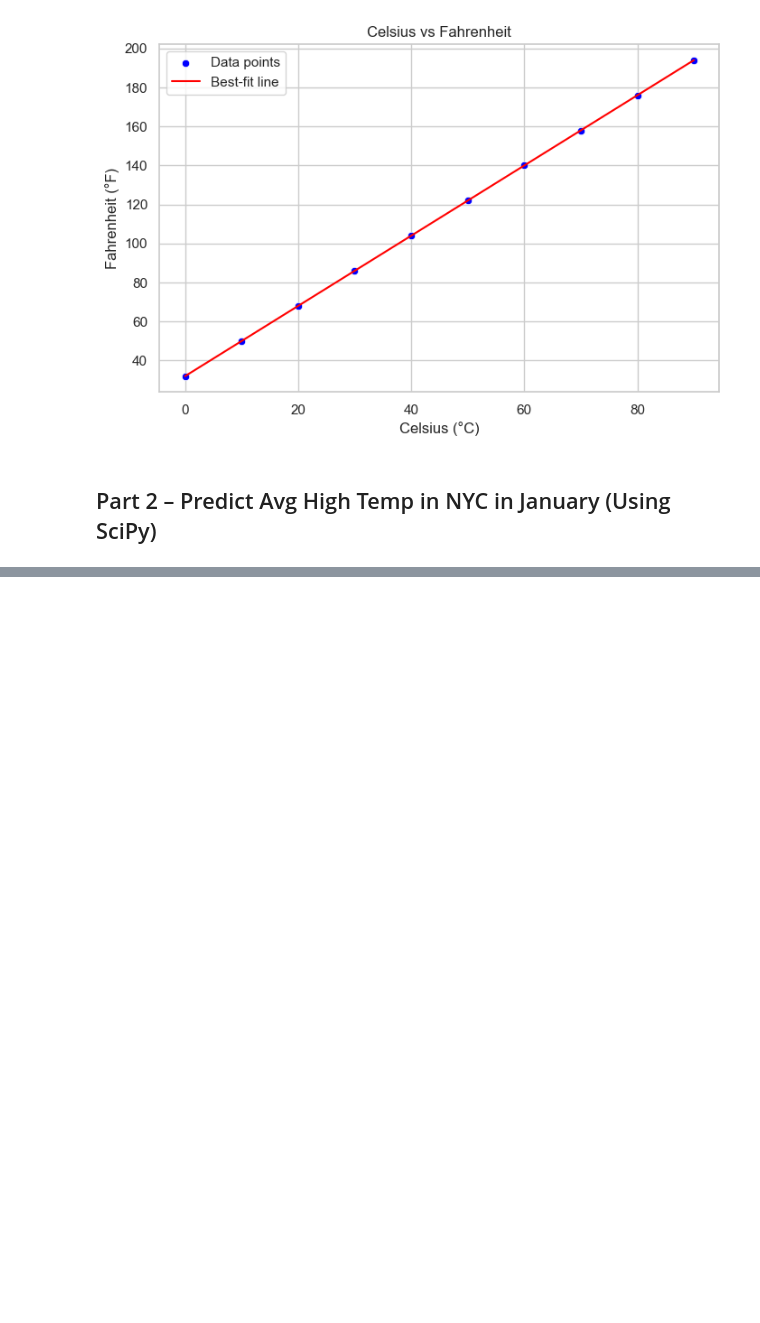
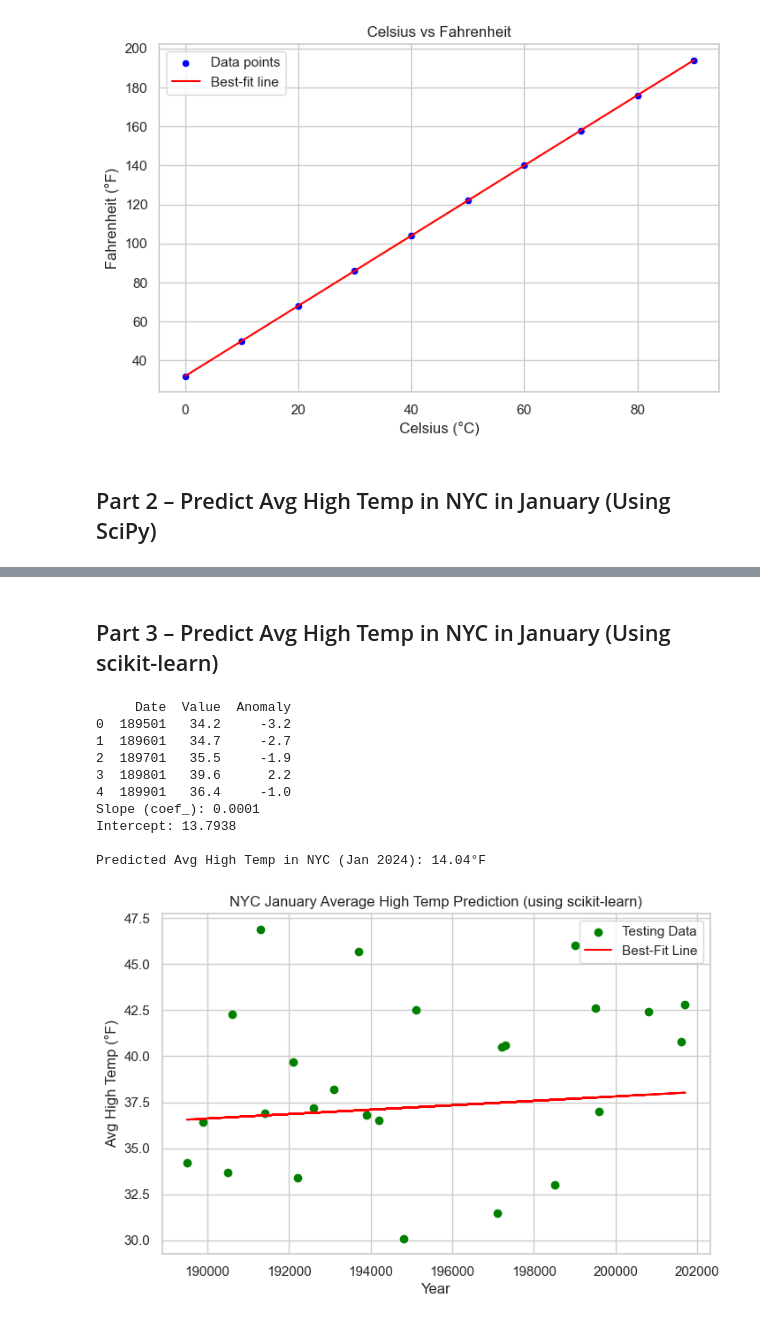
Before and after one commit to batyrovbahrom96-svg/datafun-07-ml, a Jupyter notebook: botirov_ml.ipynb, the cells around one changed output, grey strips where cells are left out. Saved outputs shown, nothing was run; the diff lists cells and outputs as text; code cells hidden in the pictures; blank space fills up the shorter version.

Commit message:
Added Part 3 using scikit-learn regression

```diff
--- a/botirov_ml.ipynb
+++ b/botirov_ml.ipynb
@@ -117,0 +118,65 @@ Predicted Avg High Temp in NYC (Jan 2024): 38.59°F
+# %% [markdown]
+## Part 3 – Predict Avg High Temp in NYC in January (Using scikit-learn)
+# %%
+# Import required libraries
+import pandas as pd
+import numpy as np
+import matplotlib.pyplot as plt
+import seaborn as sns
+from sklearn.model_selection import train_test_split
+from sklearn.linear_model import LinearRegression
+
+# Load dataset again (same as before)
+url = "https://raw.githubusercontent.com/pdeitel/IntroToPython/master/examples/ch15/ave_hi_nyc_jan_1895-2018.csv"
+nyc_df = pd.read_csv(url)
+
+# Inspect columns
+print(nyc_df.head())
+
+# Clean and select columns
+nyc_df.columns = ['Date', 'Temperature', 'Anomaly']
+nyc_df = nyc_df[['Date', 'Temperature']]
+
+# Convert Date to integer
+nyc_df['Date'] = nyc_df['Date'].astype(int)
+
+# Split data for training and testing
+X = nyc_df[['Date']]   # feature
+y = nyc_df['Temperature']   # target
+
+X_train, X_test, y_train, y_test = train_test_split(X, y, test_size=0.2, random_state=42)
+
+# Build linear regression model
+model = LinearRegression()
+model.fit(X_train, y_train)
+
+# Print model parameters
+print(f"Slope (coef_): {model.coef_[0]:.4f}")
+print(f"Intercept: {model.intercept_:.4f}")
+
+# Predict for 2024
+prediction_2024 = model.predict([[2024]])
+print(f"\nPredicted Avg High Temp in NYC (Jan 2024): {prediction_2024[0]:.2f}°F")
+
+# Visualize results
+sns.set_style("whitegrid")
+plt.figure(figsize=(8,5))
+plt.scatter(X_test, y_test, color="green", label="Testing Data")
+plt.plot(X_test, model.predict(X_test), color="red", label="Best-Fit Line")
+plt.title("NYC January Average High Temp Prediction (using scikit-learn)")
+plt.xlabel("Year")
+plt.ylabel("Avg High Temp (°F)")
+plt.legend()
+plt.show()
+# %% [output]
+     Date  Value  Anomaly
+0  189501   34.2     -3.2
+1  189601   34.7     -2.7
+2  189701   35.5     -1.9
+3  189801   39.6      2.2
+4  189901   36.4     -1.0
+Slope (coef_): 0.0001
+Intercept: 13.7938
+
+Predicted Avg High Temp in NYC (Jan 2024): 14.04°F
+[figure, added]
```
Also changed, not shown: parts of 1 cell of this notebook.
